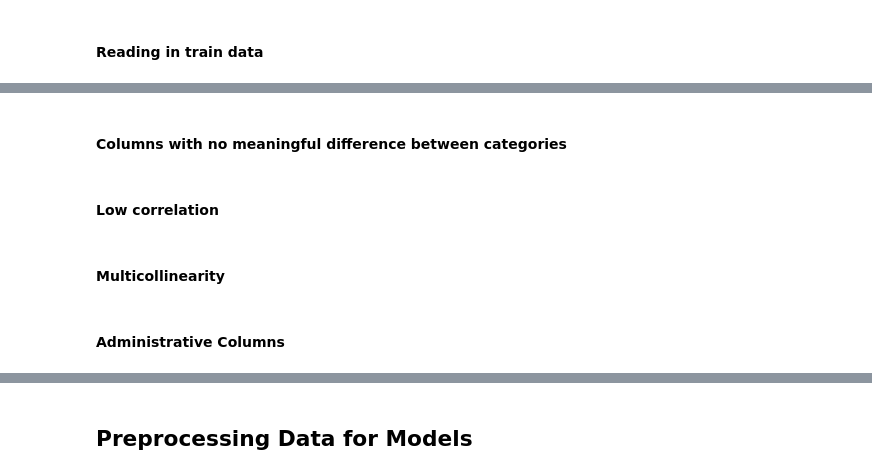
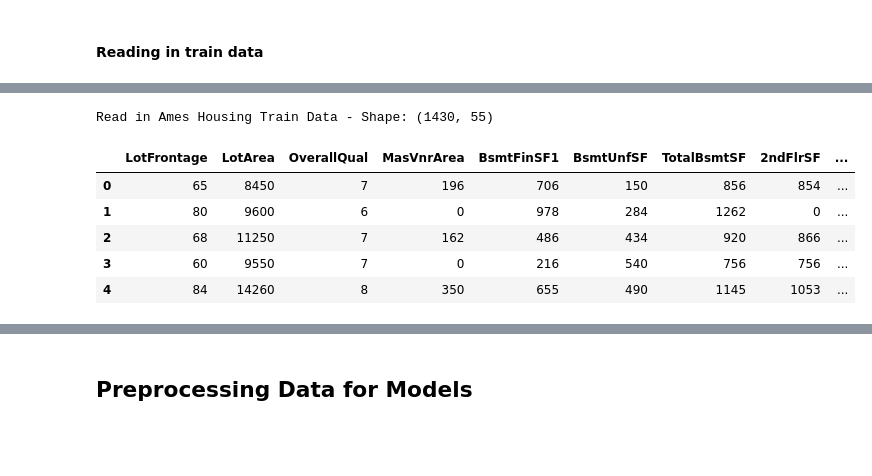
Before and after one commit to aditimayareddy/ameshousing, a Jupyter notebook: II. Feature Selection & Preprocessing.ipynb, the cells around one changed output, grey strips where cells are left out. Saved outputs shown, nothing was run; the diff lists cells and outputs as text; code cells hidden in the pictures; blank space fills up the shorter version.

Commit message:
update preprocessing

```diff
--- a/II. Feature Selection & Preprocessing.ipynb
+++ b/II. Feature Selection & Preprocessing.ipynb
@@ -27,16 +27,28 @@ This notebook includes python code for data extraction, cleaning and transformat
 
 ## Importing Packages, Reading in Data
 # %%
+#packages
 import pandas as pd
 import numpy as np
-import numpy.ma as ma
 import matplotlib.pyplot as plt
 import seaborn as sns
 import scipy.stats as stats
 from scipy.stats import pearsonr
-from sklearn.preprocessing import StandardScaler
+from sklearn.linear_model import LinearRegression
 import statsmodels.api as sm
 from statsmodels.formula.api import ols
-%matplotlib inline
-plt.style.use('ggplot')
-plt.rcParams.update({'font.size': 12})
+
+#helper module
+from helper_module import *
+
+#setting options to view dataframe
+pd.set_option('display.max_rows', 500)
+pd.set_option('display.max_columns', 500)
+
+#warnings
+import warnings
+warnings.filterwarnings("ignore")
+
+#helper module functionality
+%load_ext autoreload
+%autoreload 2
@@ -335,3 +59,0 @@ train.loc[train.LandContour == 'Lvl', 'LandContour2'] = 1
-# %%
-pd.set_option('display.max_columns',None)
-train.head(10)
@@ -515,8 +60,17 @@ plt.show()
-# %% [markdown]
-#### Columns with no meaningful difference between categories
-# %% [markdown]
-#### Low correlation
-# %% [markdown]
-#### Multicollinearity
-# %% [markdown]
-#### Administrative Columns
+# %%
+train = pd.read_csv('./data/cleaned/train_c.csv')
+train.head()
+#train.drop(['Unnamed: 0'], axis=1, inplace=True)
+print(f"Read in Ames Housing Train Data - Shape: {train.shape}")
+# %% [output]
+Read in Ames Housing Train Data - Shape: (1430, 55)
+# %%
+train.drop('Unnamed: 0', axis=1, inplace = True)
+train.head()
+# %% [output]
+|  | LotFrontage | LotArea | OverallQual | MasVnrArea | BsmtFinSF1 | BsmtUnfSF | TotalBsmtSF | 2ndFlrSF | ... |
+| 0 | 65 | 8450 | 7 | 196 | 706 | 150 | 856 | 854 | ... |
+| 1 | 80 | 9600 | 6 | 0 | 978 | 284 | 1262 | 0 | ... |
+| 2 | 68 | 11250 | 7 | 162 | 486 | 434 | 920 | 866 | ... |
+| 3 | 60 | 9550 | 7 | 0 | 216 | 540 | 756 | 756 | ... |
+| 4 | 84 | 14260 | 8 | 350 | 655 | 490 | 1145 | 1053 | ... |
```
Also changed, not shown: parts of 96 cells of this notebook, 2 other files.
